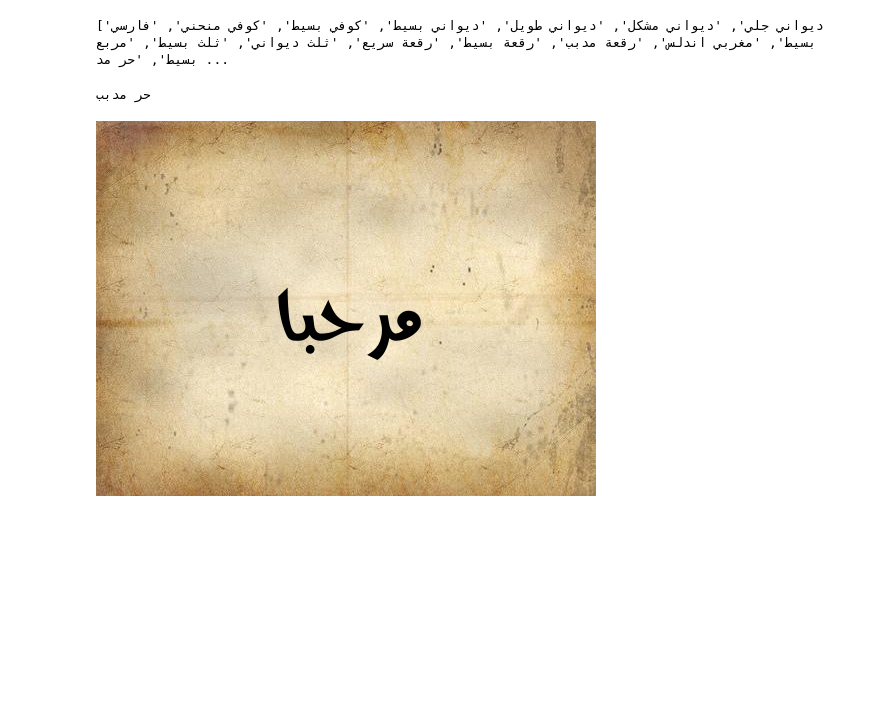
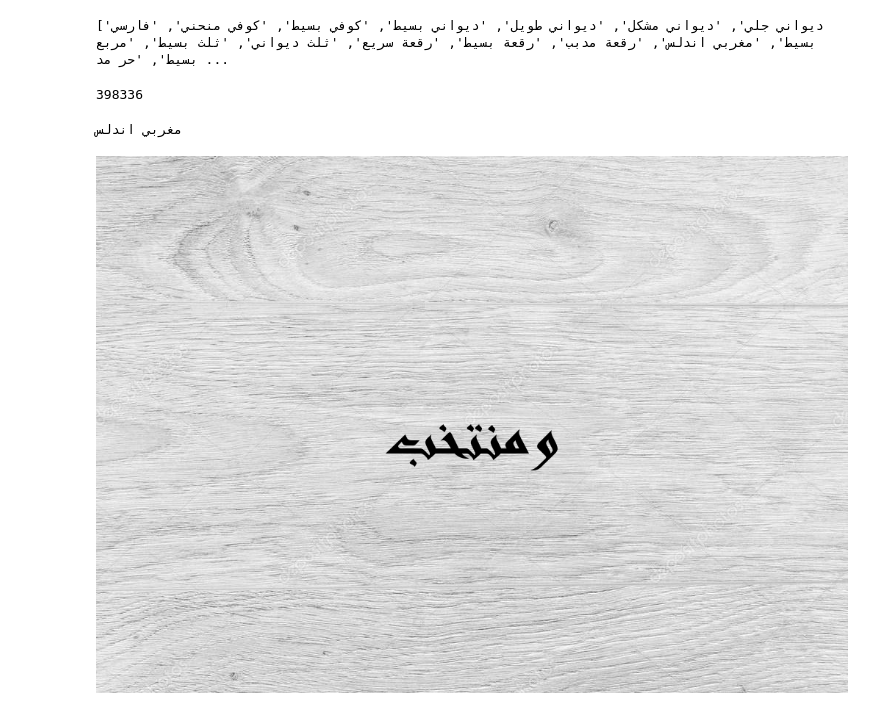
Before and after one commit to ARBML/CalliarGen, a Jupyter notebook: create_font_canvas.ipynb, the cells around one changed output. Drawn from its saved outputs; the diff is of its cells as text; code cells hidden in the pictures; blank space fills up the shorter version.

```diff
--- a/create_font_canvas.ipynb
+++ b/create_font_canvas.ipynb
@@ -6,31 +6,47 @@ font_names = open("fonts/font_names.txt", 'r').read().splitlines()
 print(font_names)
 # %% [output]
 ['ديواني جلي', 'ديواني مشكل', 'ديواني طويل', 'ديواني بسيط', 'كوفي بسيط', 'كوفي منحني', 'فارسي بسيط', 'مغربي اندلس', 'رقعة مدبب', 'رقعة بسيط', 'رقعة سريع', 'ثلث ديواني', 'ثلث بسيط', 'مربع بسيط', 'حر مد ...
+# %%
+import json
+with open('words_freq.txt', 'r') as f:
+    data = json.load(f)
+print(len(data))
+# %% [output]
+398336
+# %%
+words = list(data.keys())
+freqs = list(data.values())
+total = sum(freqs)
+freqs = [freq / total for freq in freqs]
+# %%
+from numpy.random import choice
+def sample():
+    return choice(words, p = freqs)
 # %%
 from PIL import Image
 from PIL import ImageDraw
 import matplotlib.pyplot as plt
 from PIL import ImageFont
 from IPython import display
 import random
 import numpy as np
 # Open an Image
 font_size = random.randint(50, 100)
 bg = np.random.choice(glob('fonts-bgs/**.jpg'))
 img = Image.open(bg)
 W, H = img.size
 fontColor = "black"
 font_type = np.random.choice(fonts)
 font_name = font_names[int(font_type[6:-4]) - 1]
 print(font_name)
-text = np.random.choice(['مرحبا', 'كيف حالكم'])
+text = sample()
 font = ImageFont.truetype(f"{font_type}",font_size)
 # Call draw Method to add 2D graphics in an image
 draw = ImageDraw.Draw(img)
 w, h = draw.textsize(text, font=font)
 draw.text(((W-w)/2, (H-h)/2), text, font=font, fill=fontColor)
 img.save('tmp.png')
 display.Image('tmp.png')
 # %% [output]
-حر مدبب
+مغربي اندلس
-[figure, old version]
+[figure, new version]
```
